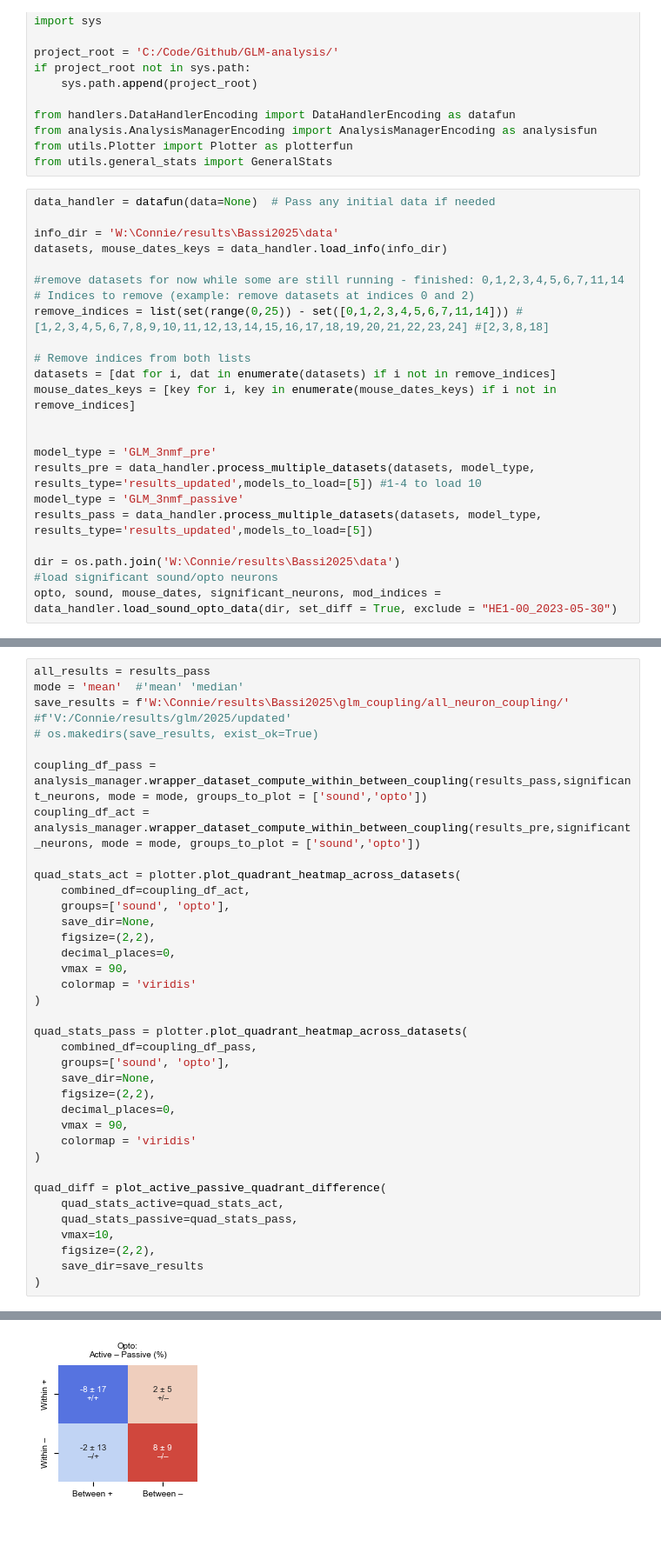
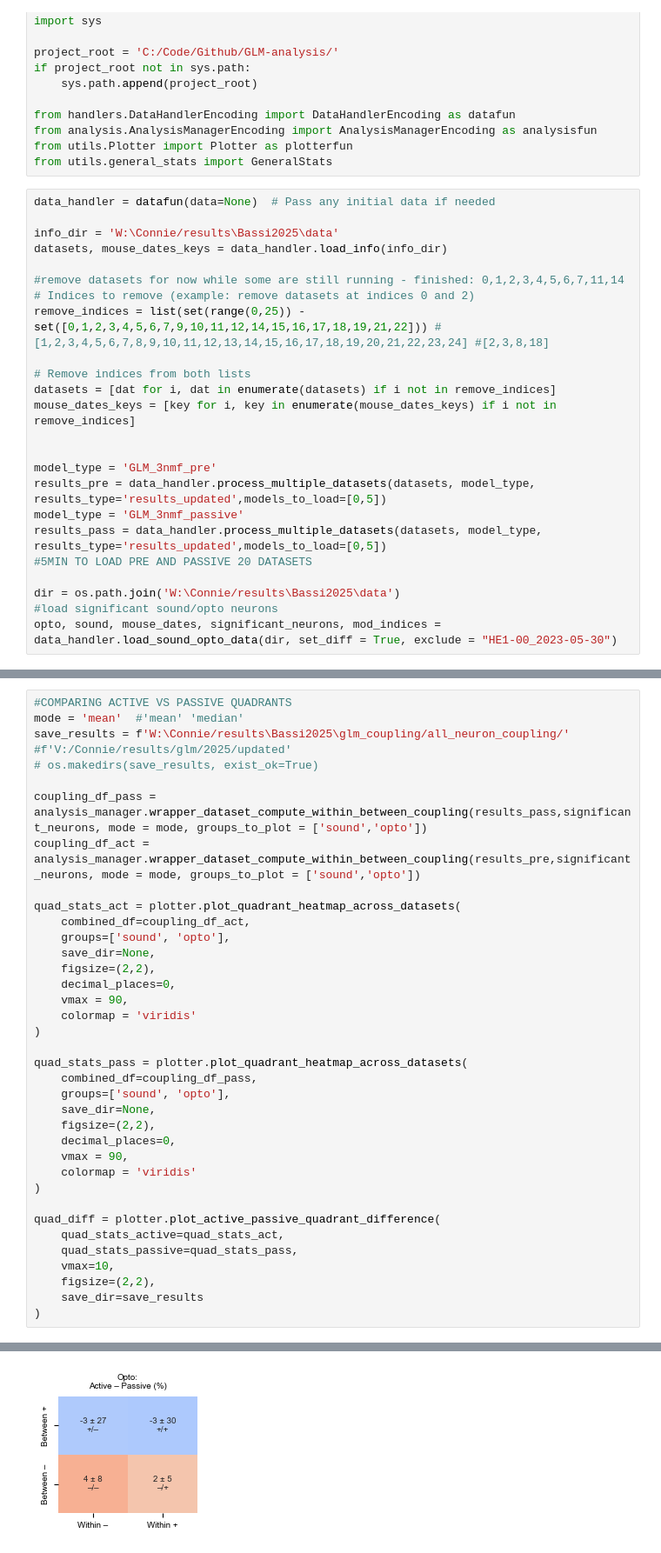
Before and after one commit to constanzabassi/GLM-analysis, a Jupyter notebook: notebooks/run_glm_encoding_analysis_all_neurons_coupling.ipynb, the cells around one changed output, grey strips where cells are left out. Shown at 87% size. Saved outputs shown, nothing was run; the diff lists cells and outputs as text.

```diff
--- a/notebooks/run_glm_encoding_analysis_all_neurons_coupling.ipynb
+++ b/notebooks/run_glm_encoding_analysis_all_neurons_coupling.ipynb
@@ -22,7 +22,7 @@ datasets, mouse_dates_keys = data_handler.load_info(info_dir)
 
 #remove datasets for now while some are still running - finished: 0,1,2,3,4,5,6,7,11,14
 # Indices to remove (example: remove datasets at indices 0 and 2)
-remove_indices = list(set(range(0,25)) - set([0,1,2,3,4,5,6,7,11,14])) #[1,2,3,4,5,6,7,8,9,10,11,12,13,14,15,16,17,18,19,20,21,22,23,24] #[2,3,8,18]
+remove_indices = list(set(range(0,25)) - set([0,1,2,3,4,5,6,7,9,10,11,12,14,15,16,17,18,19,21,22])) #[1,2,3,4,5,6,7,8,9,10,11,12,13,14,15,16,17,18,19,20,21,22,23,24] #[2,3,8,18]
 
 # Remove indices from both lists
 datasets = [dat for i, dat in enumerate(datasets) if i not in remove_indices]
@@ -30,9 +30,10 @@ mouse_dates_keys = [key for i, key in enumerate(mouse_dates_keys) if i not in re
 
 
 model_type = 'GLM_3nmf_pre'
-results_pre = data_handler.process_multiple_datasets(datasets, model_type, results_type='results_updated',models_to_load=[5]) #1-4 to load 10
+results_pre = data_handler.process_multiple_datasets(datasets, model_type, results_type='results_updated',models_to_load=[0,5])
 model_type = 'GLM_3nmf_passive'
-results_pass = data_handler.process_multiple_datasets(datasets, model_type, results_type='results_updated',models_to_load=[5])
+results_pass = data_handler.process_multiple_datasets(datasets, model_type, results_type='results_updated',models_to_load=[0,5])
+#5MIN TO LOAD PRE AND PASSIVE 20 DATASETS
 
 dir = os.path.join('W:\Connie/results\Bassi2025\data')
 #load significant sound/opto neurons
@@ -299,5 +222,5 @@ def plot_active_passive_quadrant_difference(
 # %%
-all_results = results_pass
+#COMPARING ACTIVE VS PASSIVE QUADRANTS
 mode = 'mean'  #'mean' 'median'
 save_results = f'W:\Connie/results\Bassi2025\glm_coupling/all_neuron_coupling/' #f'V:/Connie/results/glm/2025/updated'
 # os.makedirs(save_results, exist_ok=True)
@@ -325,7 +248,7 @@ quad_stats_pass = plotter.plot_quadrant_heatmap_across_datasets(
     colormap = 'viridis'
 )
 
-quad_diff = plot_active_passive_quadrant_difference(
+quad_diff = plotter.plot_active_passive_quadrant_difference(
     quad_stats_active=quad_stats_act,
     quad_stats_passive=quad_stats_pass,
     vmax=10,
@@ -353 +276 @@ opto    98    2    8    1
-[figure, old version]
+[figure, new version]
```
Also changed, not shown: parts of 11 cells of this notebook, 1 other file.
